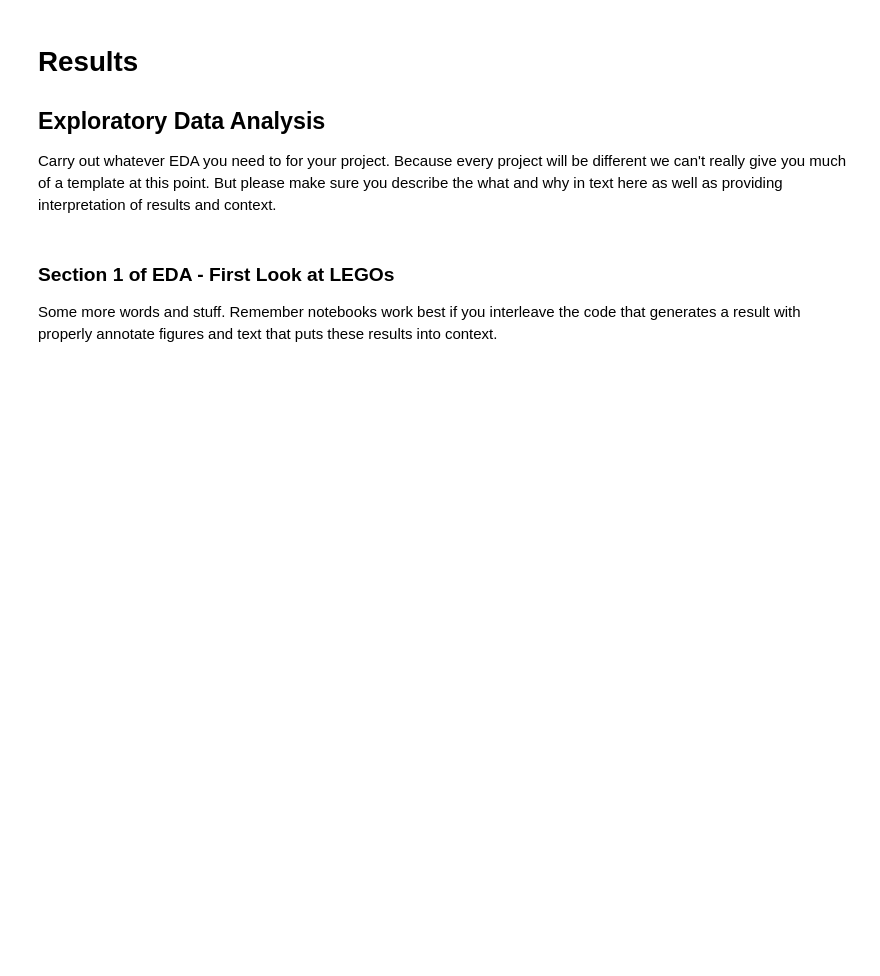
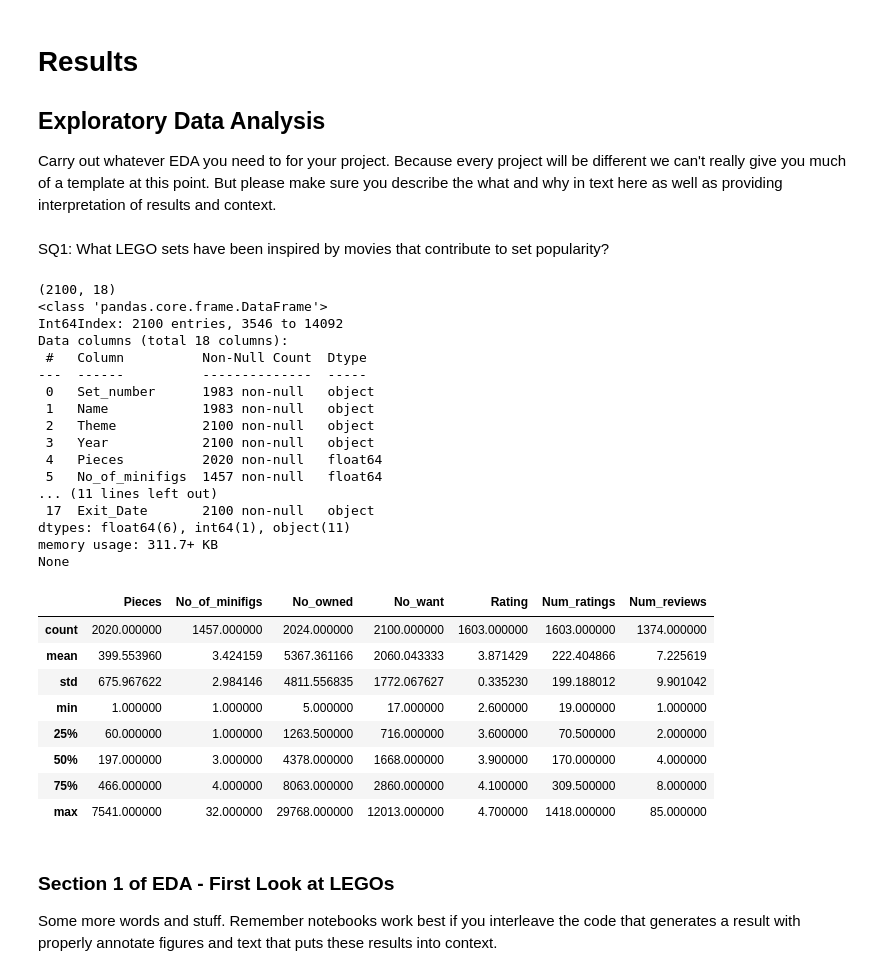
Before and after one commit to COGS108/Group015_WI24, a Jupyter notebook: EDACheckpoint_Group015_WI24.ipynb, the cells around one changed output. Saved outputs shown, nothing was run; the diff lists cells and outputs as text; code cells hidden in the pictures; blank space fills up the shorter version.

```diff
--- a/EDACheckpoint_Group015_WI24.ipynb
+++ b/EDACheckpoint_Group015_WI24.ipynb
@@ -346,6 +346,51 @@ plt.rcParams['figure.figsize'] = (12, 5)
 
 #improve resolution
 %config InlineBackend.figure_format ='retina'
+# %% [markdown]
+SQ1: What LEGO sets have been inspired by movies that contribute to set popularity?
+# %%
+# Chose movies based on the articles "Best LEGO Sets Based on Movies, Ranked" (2022) and "10 Best Movie-Themed LEGO Sets Every Fan Needs" (2022)
+# Citation 1: https://movieweb.com/lego-sets-based-on-movies-ranked/
+# Citation 2: https://screenrant.com/best-movie-themed-lego-sets/
+
+# Determining LEGO sets based on movies by their themes, then storing into 'movie' variable
+movies = ['The Lord of the Rings', 'Harry Potter', 'Star Wars', 'Avatar', 'Marvel Super Heroes', 'DC Comics Super Heroes', 'Jurassic Park', 'The LEGO Movie', 'Ghostbusters', 'Disney']
+movie_inspo = brickset[brickset['Theme'].isin(movies)]
+
+# The rest of the LEGO sets
+not_movie_inspo = brickset[~brickset['Theme'].isin(movies)]
+
+# Taking a look at the general structure and summary statistics of chosen movie themes
+print(movie_inspo.shape)
+print(movie_inspo.info())
+movie_inspo.describe()
+# %% [output]
+(2100, 18)
+<class 'pandas.core.frame.DataFrame'>
+Int64Index: 2100 entries, 3546 to 14092
+Data columns (total 18 columns):
+ #   Column          Non-Null Count  Dtype
+---  ------          --------------  -----
+ 0   Set_number      1983 non-null   object
+ 1   Name            1983 non-null   object
+ 2   Theme           2100 non-null   object
+ 3   Year            2100 non-null   object
+ 4   Pieces          2020 non-null   float64
+ 5   No_of_minifigs  1457 non-null   float64
+... (11 lines left out)
+ 17  Exit_Date       2100 non-null   object
+dtypes: float64(6), int64(1), object(11)
+memory usage: 311.7+ KB
+None
+|  | Pieces | No_of_minifigs | No_owned | No_want | Rating | Num_ratings | Num_reviews |
+| count | 2020.000000 | 1457.000000 | 2024.000000 | 2100.000000 | 1603.000000 | 1603.000000 | 1374.000000 |
+| mean | 399.553960 | 3.424159 | 5367.361166 | 2060.043333 | 3.871429 | 222.404866 | 7.225619 |
+| std | 675.967622 | 2.984146 | 4811.556835 | 1772.067627 | 0.335230 | 199.188012 | 9.901042 |
+| min | 1.000000 | 1.000000 | 5.000000 | 17.000000 | 2.600000 | 19.000000 | 1.000000 |
+| 25% | 60.000000 | 1.000000 | 1263.500000 | 716.000000 | 3.600000 | 70.500000 | 2.000000 |
+| 50% | 197.000000 | 3.000000 | 4378.000000 | 1668.000000 | 3.900000 | 170.000000 | 4.000000 |
+| 75% | 466.000000 | 4.000000 | 8063.000000 | 2860.000000 | 4.100000 | 309.500000 | 8.000000 |
+| max | 7541.000000 | 32.000000 | 29768.000000 | 12013.000000 | 4.700000 | 1418.000000 | 85.000000 |
 # %% [markdown]
 ### Section 1 of EDA - First Look at LEGOs
 
```
